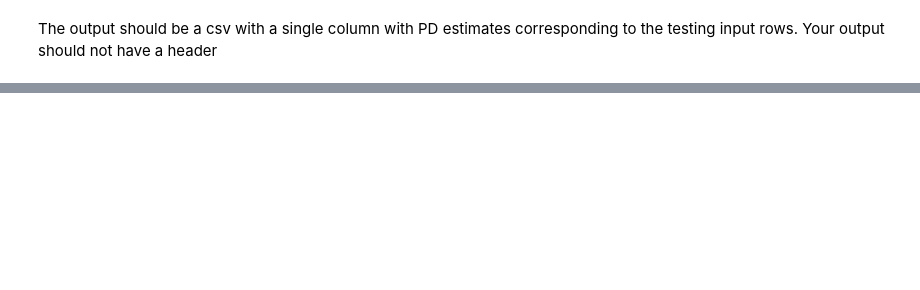
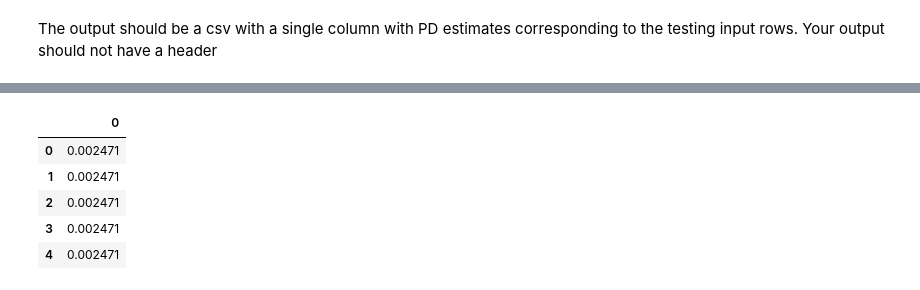
Before and after one commit to Juanroalvarado/ml-finance-credit-default, a Jupyter notebook: final_harness/harness_test.ipynb, the cells around one changed output, grey strips where cells are left out. Cells and saved outputs as stored; diff of their text form; code cells hidden in the pictures; blank space fills up the shorter version.

```diff
--- a/final_harness/harness_test.ipynb
+++ b/final_harness/harness_test.ipynb
@@ -71,2 +67,12 @@ first data length 12718
+# %%
+results = pd.read_csv('results.csv', header=None)
+results.head()
+# %% [output]
+|  | 0 |
+| 0 | 0.002471 |
+| 1 | 0.002471 |
+| 2 | 0.002471 |
+| 3 | 0.002471 |
+| 4 | 0.002471 |
 # %%
 test_results = test_data_proc[['default']].copy()
```
Also changed, not shown: parts of 17 cells of this notebook, 26 other files.
